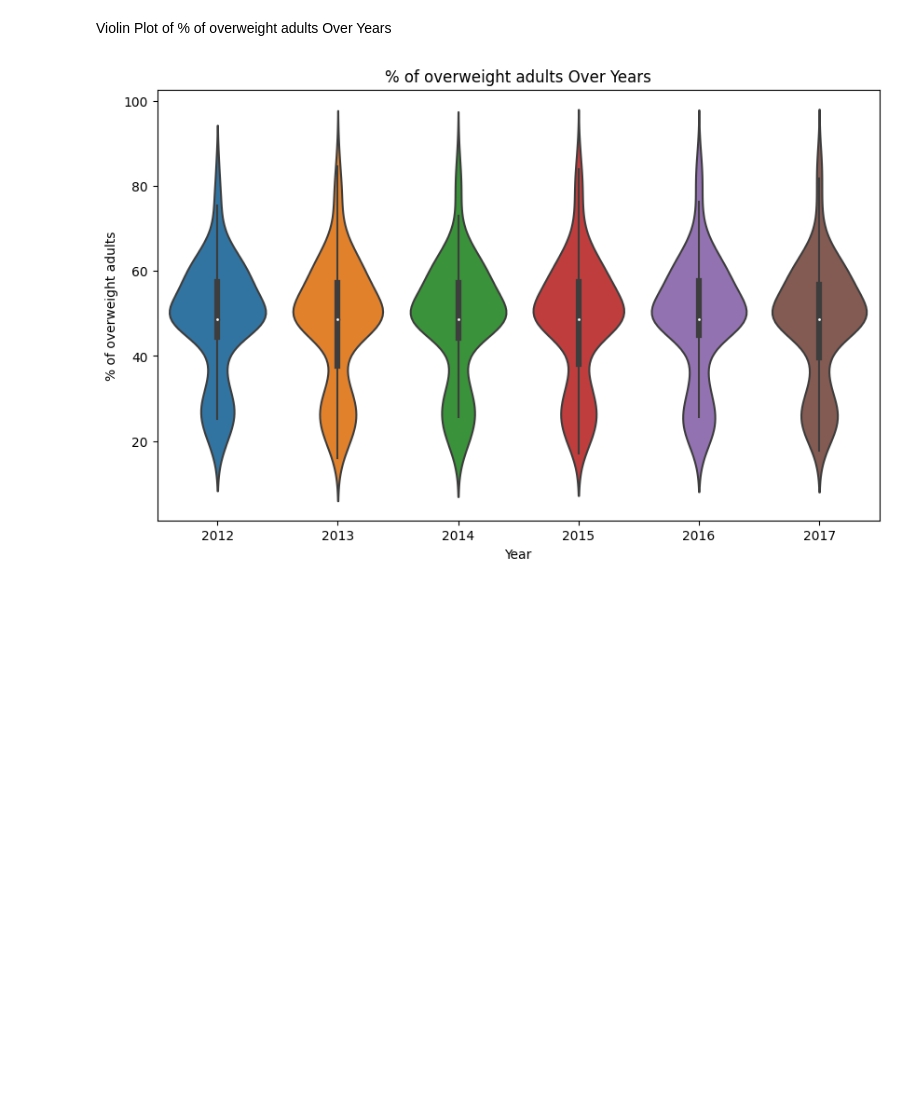
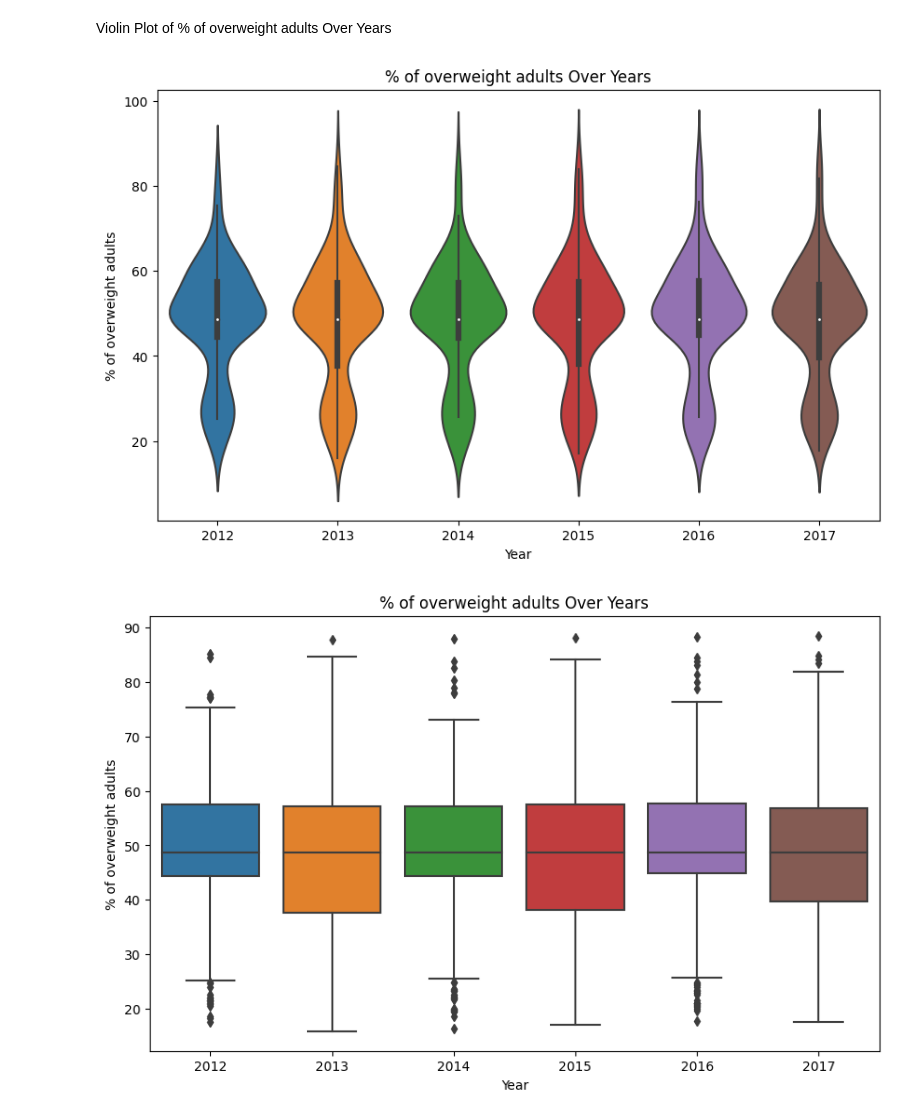
Before and after one commit to tulisamarth123/tulisamarth123.github.io, a Jupyter notebook: final_tutorial_notebook.ipynb, the cells around one changed output. Saved outputs shown, nothing was run; the diff lists cells and outputs as text; code cells hidden in the pictures; blank space fills up the shorter version.

```diff
--- a/final_tutorial_notebook.ipynb
+++ b/final_tutorial_notebook.ipynb
@@ -683,8 +753,15 @@ Violin Plot of % of overweight adults Over Years
 # %%
 plt.figure(figsize=(10, 6))
 sns.violinplot(x="Year", y="% of overweight adults", data=heart_disease_death_rates)
 
 plt.title('% of overweight adults Over Years')
 plt.show()
+
+plt.figure(figsize=(10, 6))
+sns.boxplot(x="Year", y="% of overweight adults", data=heart_disease_death_rates)
+
+plt.title('% of overweight adults Over Years')
+plt.show()
 # %% [output]
 [figure]
+[figure, added]
```
Also changed, not shown: parts of 16 cells of this notebook.
